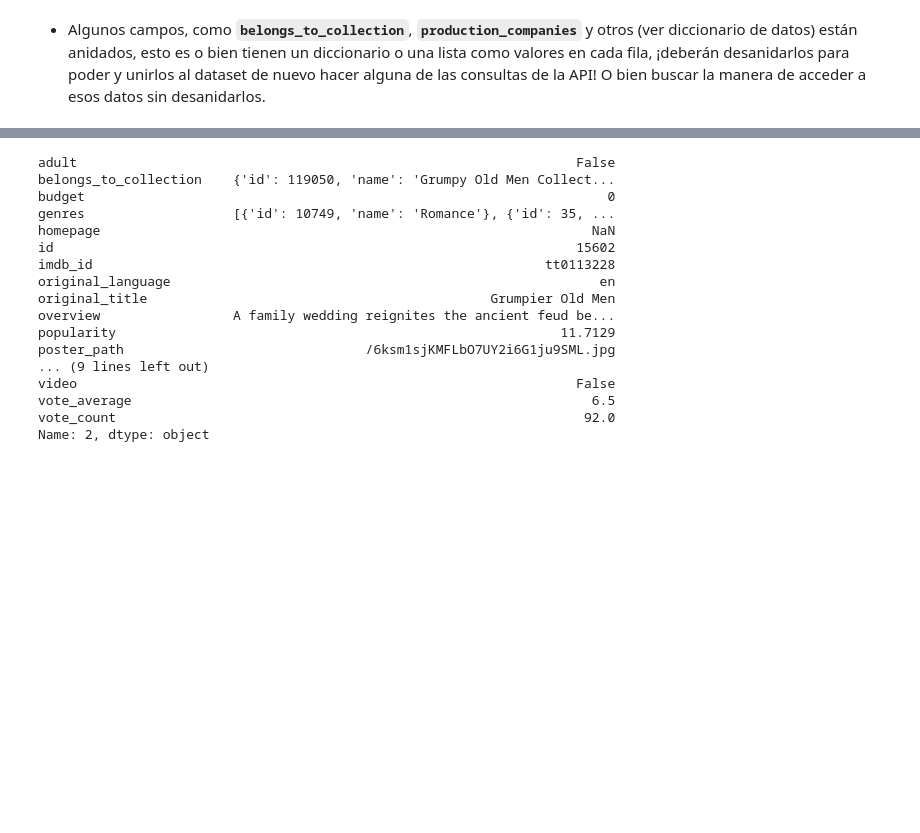
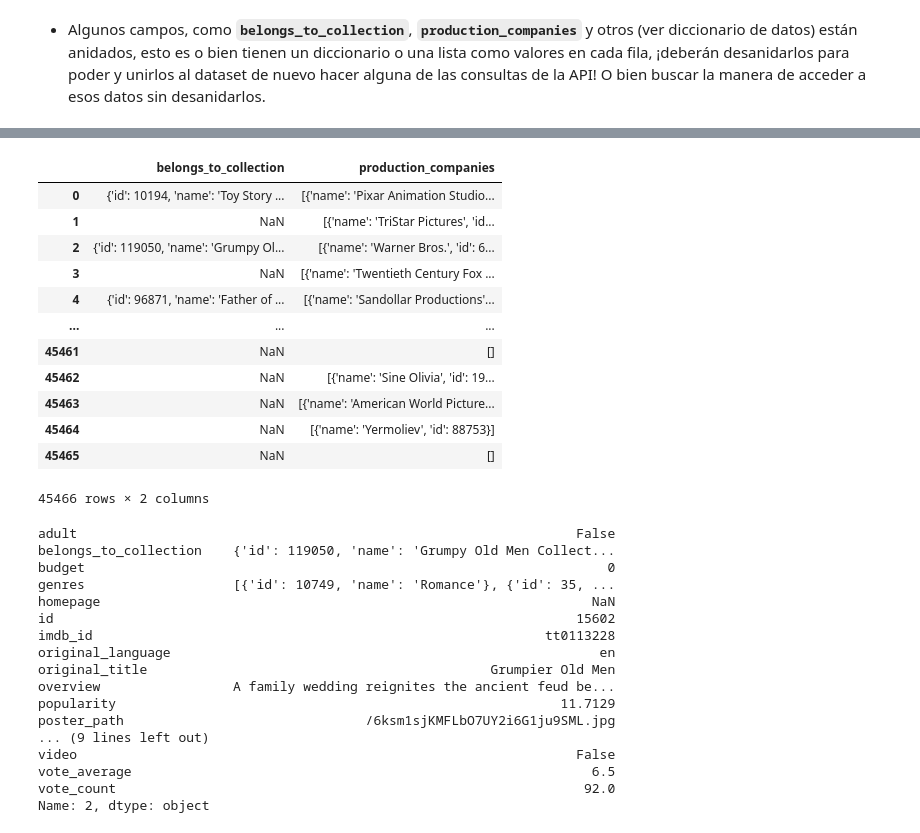
Before and after one commit to lesmengp/PI_ML_OPS, a Jupyter notebook: PI01.ipynb, the cells around one changed output, grey strips where cells are left out. Drawn from its saved outputs; the diff is of its cells as text; code cells hidden in the pictures; blank space fills up the shorter version.

```diff
--- a/PI01.ipynb
+++ b/PI01.ipynb
@@ -37,0 +40,4 @@ Diccionario con algunas descripciones de las columnas disponibles en el dataset.
+# %%
+### Datasets Originales de Datos.
+df_movies = pd.read_csv('../DataSetsPI/movies_dataset.csv')      # Pesa  34 MB
+df_credits = pd.read_csv('../DataSetsPI/credits.csv')            # Pesa 186 MB
@@ -38,4 +46,5 @@ Diccionario con algunas descripciones de las columnas disponibles en el dataset.
 # %%
-df_Funcion_5 = pd.read_csv('DadatesClean/df_Funcion_5.csv')
-df_Funcion_6 = pd.read_csv('DadatesClean/df_Funcion_6.csv')
-df_movies = pd.read_csv('DadatesClean/df_movies.csv', sep=';')
+### Datasets resultantes de del ETL y EDA. Requeridos para realizar las pruebas en FastAPi y Render.
+#df_Funcion_5_render = pd.read_csv('DataSets/df_Funcion_5.csv')
+#df_Funcion_6_render = pd.read_csv('DadatesClean/df_Funcion_6.csv')
+#df_movies_render = pd.read_csv('DadatesClean/df_movies.csv', sep=';')
@@ -129,3 +140,19 @@ df_movies.head(3)
+# %%
+df_movies[['belongs_to_collection','production_companies']]
+# %% [output]
+|  | belongs_to_collection | production_companies |
+| 0 | {'id': 10194, 'name': 'Toy Story ... | [{'name': 'Pixar Animation Studio... |
+| 1 | NaN | [{'name': 'TriStar Pictures', 'id... |
+| 2 | {'id': 119050, 'name': 'Grumpy Ol... | [{'name': 'Warner Bros.', 'id': 6... |
+| 3 | NaN | [{'name': 'Twentieth Century Fox ... |
+| 4 | {'id': 96871, 'name': 'Father of ... | [{'name': 'Sandollar Productions'... |
+| ... | ... | ... |
+| 45461 | NaN | [] |
+| 45462 | NaN | [{'name': 'Sine Olivia', 'id': 19... |
+| 45463 | NaN | [{'name': 'American World Picture... |
+| 45464 | NaN | [{'name': 'Yermoliev', 'id': 88753}] |
+| 45465 | NaN | [] |
+45466 rows × 2 columns
 # %%
 ### Visualizando el 3er registro del Dataset para visualizar sus datos
 df_movies.iloc[2]
```
Also changed, not shown: parts of 437 cells of this notebook, 5 other files.
